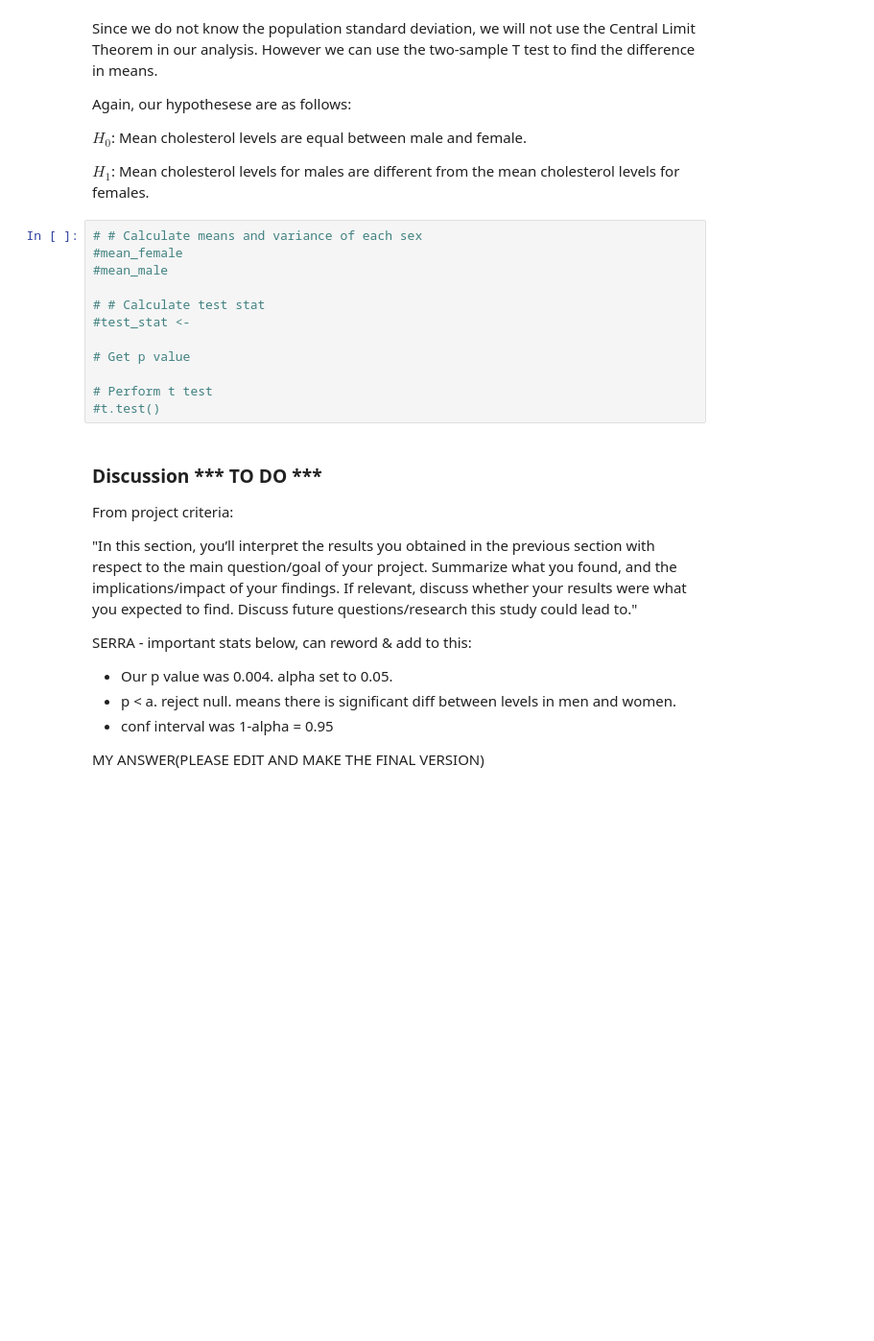
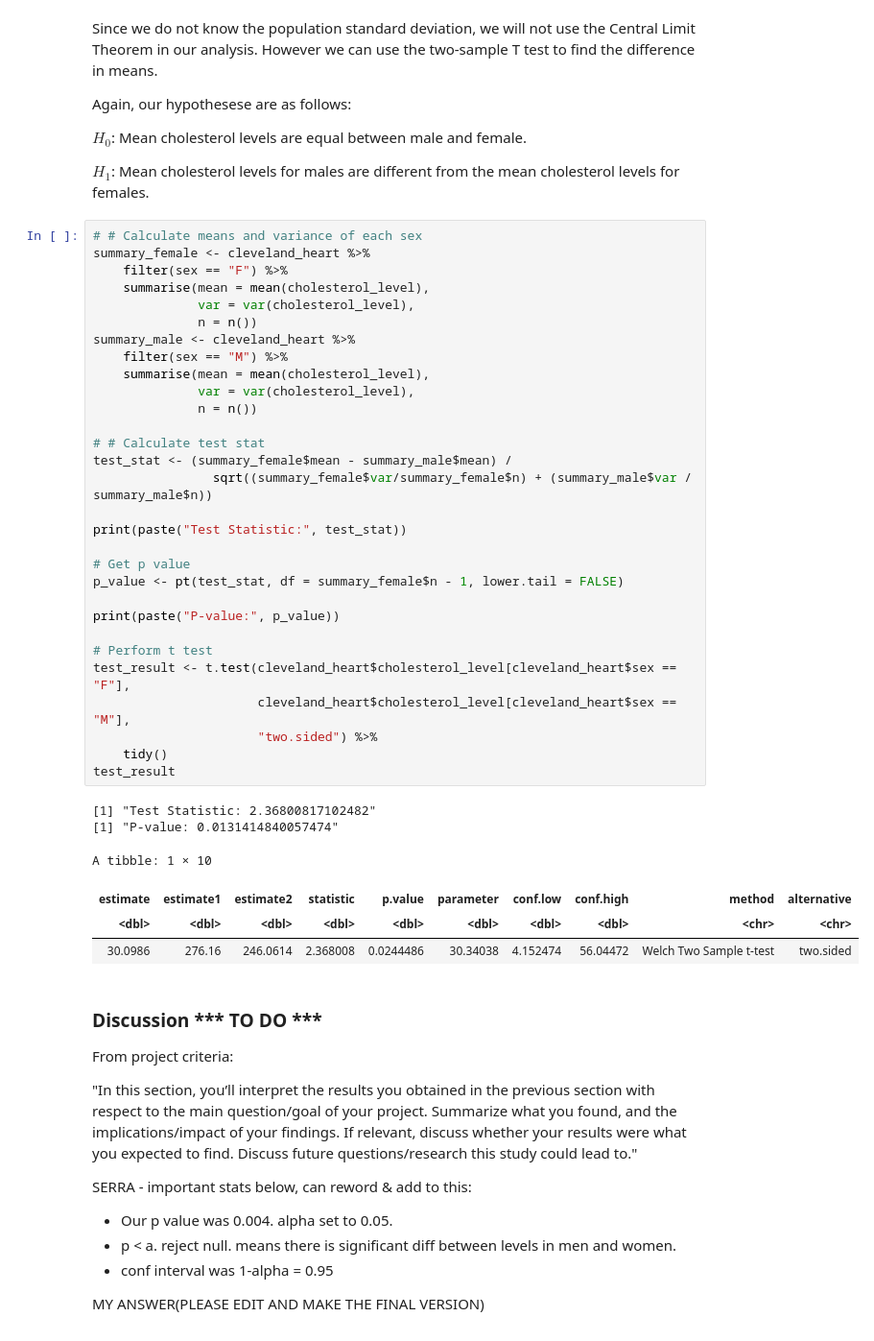
Before and after one commit to csserra3/cholesterol-heart-disease-analysis, a Jupyter notebook: project_report_group17.ipynb, the cells around one changed output. Shown at 96% size. Drawn from its saved outputs; the diff is of its cells as text; blank space fills up the shorter version.

Commit message:
t.test

```diff
--- a/project_report_group17.ipynb
+++ b/project_report_group17.ipynb
@@ -217,16 +220,41 @@ $H_0$: Mean cholesterol levels are equal between male and female.
 $H_1$: Mean cholesterol levels for males are different from the mean cholesterol levels for females.
 # %%
 # # Calculate means and variance of each sex
-#mean_female
-#mean_male
+summary_female <- cleveland_heart %>%
+    filter(sex == "F") %>%
+    summarise(mean = mean(cholesterol_level),
+              var = var(cholesterol_level),
+              n = n())
+summary_male <- cleveland_heart %>%
+    filter(sex == "M") %>%
+    summarise(mean = mean(cholesterol_level),
+              var = var(cholesterol_level),
+              n = n())
 
 # # Calculate test stat
-#test_stat <-
+test_stat <- (summary_female$mean - summary_male$mean) /
+                sqrt((summary_female$var/summary_female$n) + (summary_male$var / summary_male$n))
+
+print(paste("Test Statistic:", test_stat))
 
 # Get p value
+p_value <- pt(test_stat, df = summary_female$n - 1, lower.tail = FALSE)
+
+print(paste("P-value:", p_value))
 
 # Perform t test
-#t.test()
+test_result <- t.test(cleveland_heart$cholesterol_level[cleveland_heart$sex == "F"],
+                      cleveland_heart$cholesterol_level[cleveland_heart$sex == "M"],
+                      "two.sided") %>%
+    tidy()
+test_result
+# %% [output]
+[1] "Test Statistic: 2.36800817102482"
+[1] "P-value: 0.0131414840057474"
+A tibble: 1 × 10
+| estimate | estimate1 | estimate2 | statistic | p.value | parameter | conf.low | conf.high | method | alternative |
+| <dbl> | <dbl> | <dbl> | <dbl> | <dbl> | <dbl> | <dbl> | <dbl> | <chr> | <chr> |
+| 30.0986 | 276.16 | 246.0614 | 2.368008 | 0.0244486 | 30.34038 | 4.152474 | 56.04472 | Welch Two Sample t-test | two.sided |
 # %% [markdown]
 ### Discussion *** TO DO ***
 
```
Also changed, not shown: parts of 2 cells of this notebook.
